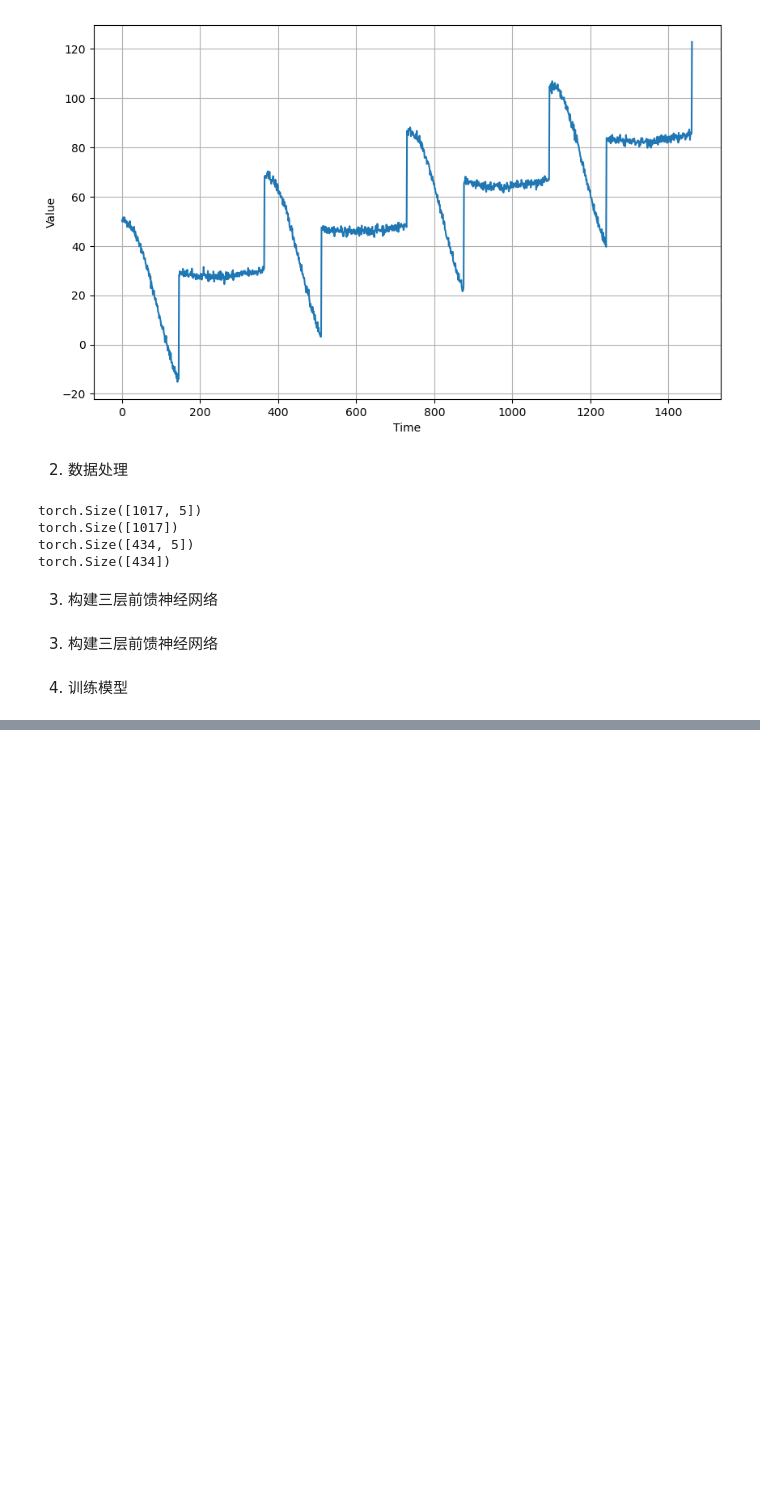
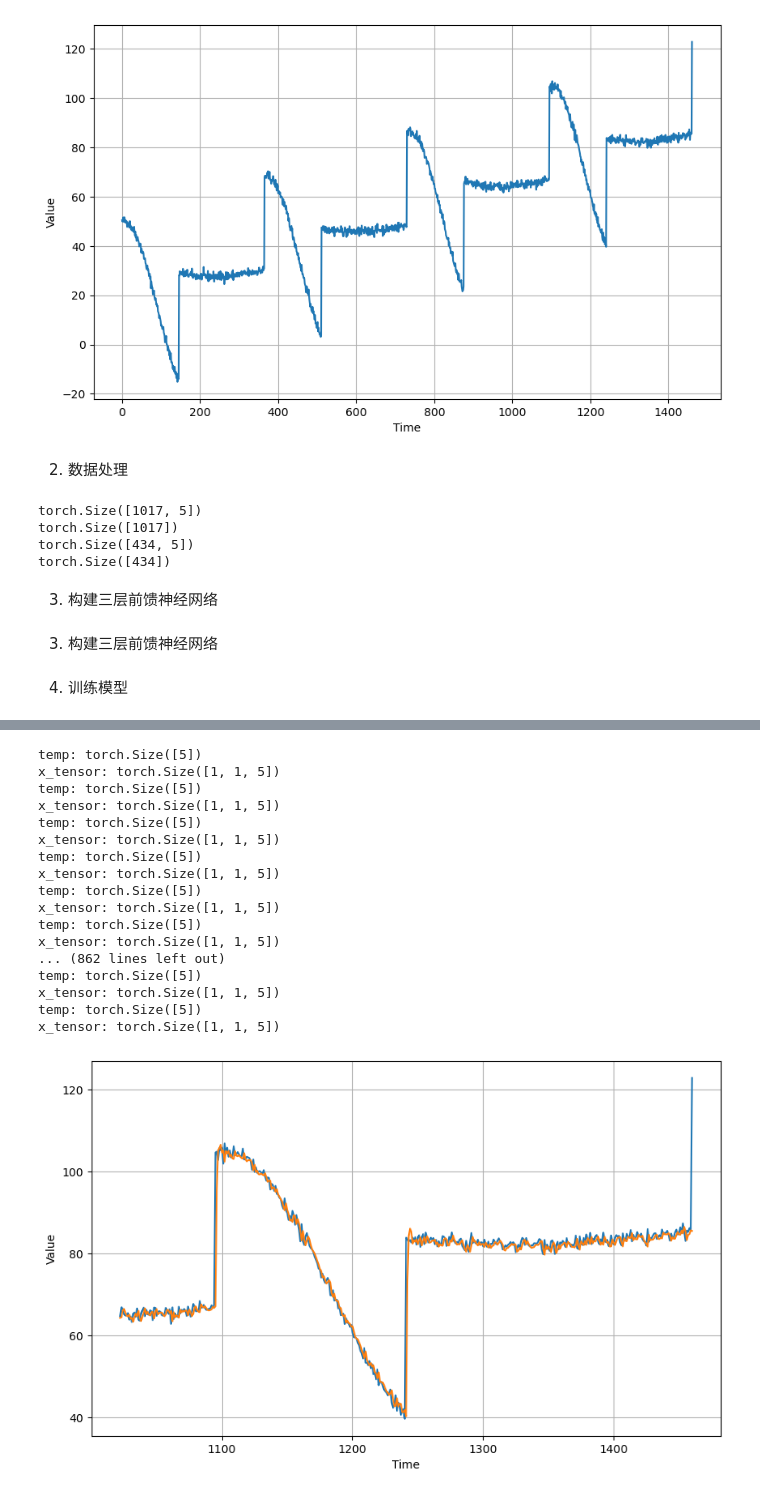
Before and after one commit to wyfdapig/learn_code, a Jupyter notebook: TStest/test3/homework1.ipynb, the cells around one changed output, grey strips where cells are left out. Saved outputs shown, nothing was run; the diff lists cells and outputs as text; code cells hidden in the pictures; blank space fills up the shorter version.

```diff
--- a/TStest/test3/homework1.ipynb
+++ b/TStest/test3/homework1.ipynb
@@ -269,0 +308,41 @@ for epoch in range(num_epochs): # 外循环训练一轮
+# %%
+# 预测函数
+def predict(x):
+    temp = torch.from_numpy(x)
+    print('temp:', temp.shape)
+    x_tensor = temp.reshape(1, 1, window_size-1) #(batch_size, channel, feature_size)
+    print('x_tensor:', x_tensor.shape)
+    return net(x_tensor)
+# %%
+test_predict = []
+split_point = int(split_prop * int(series.size))
+# 针对测试集中的数据，按照滑窗大小取出特征，利用训练好的网络预测下一个值
+for i in range((split_point - (window_size-1)), (series.size - (window_size-1))):
+    x = series[i:(i + window_size-1)]
+    y = predict(x)
+    y = y.detach().numpy().squeeze()
+    test_predict.append(y)
+# 将测试集真实数据与网络预测数据以不同颜色绘制在一起，便于对比
+test_time = time[split_point:]
+plt.figure(figsize=(10, 6))
+plot_series(test_time, test)
+plot_series(test_time, test_predict)
+# %% [output]
+temp: torch.Size([5])
+x_tensor: torch.Size([1, 1, 5])
+temp: torch.Size([5])
+x_tensor: torch.Size([1, 1, 5])
+temp: torch.Size([5])
+x_tensor: torch.Size([1, 1, 5])
+temp: torch.Size([5])
+x_tensor: torch.Size([1, 1, 5])
+temp: torch.Size([5])
+x_tensor: torch.Size([1, 1, 5])
+temp: torch.Size([5])
+x_tensor: torch.Size([1, 1, 5])
+... (862 lines left out)
+temp: torch.Size([5])
+x_tensor: torch.Size([1, 1, 5])
+temp: torch.Size([5])
+x_tensor: torch.Size([1, 1, 5])
+[figure, added]
```
Also changed, not shown: parts of 5 cells of this notebook, 1 other file.
